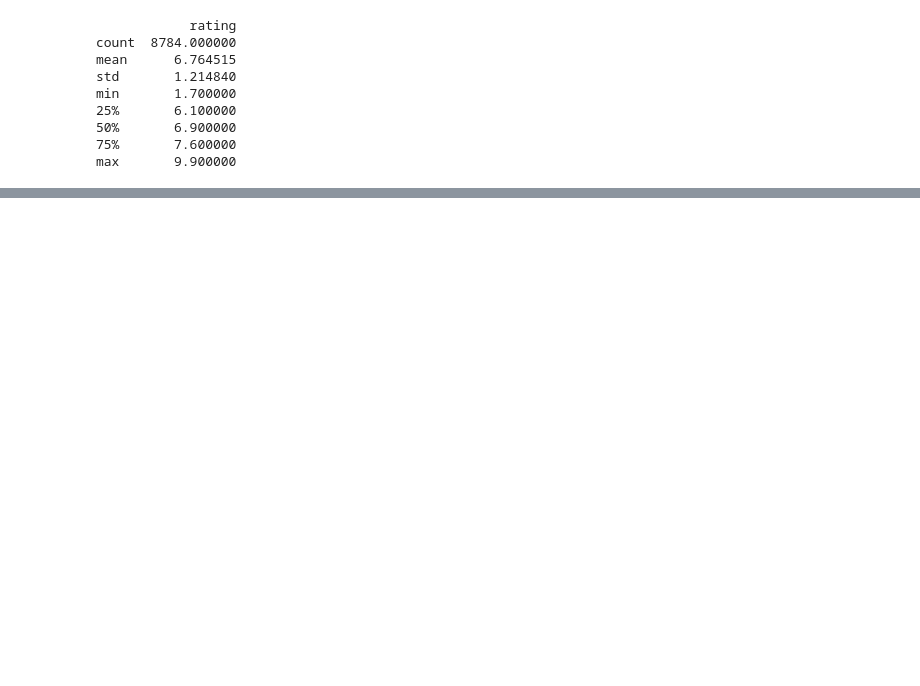
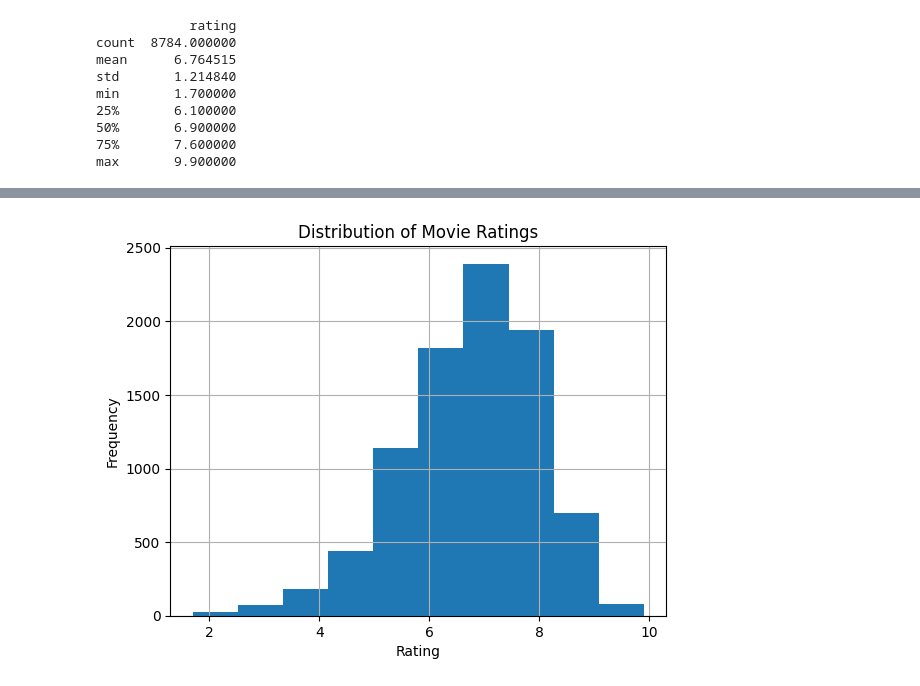
Before and after one commit to mokeyzz1/datafun-06-eda, a Jupyter notebook: moses_eda.ipynb, the cells around one changed output, grey strips where cells are left out. Drawn from its saved outputs; the diff is of its cells as text; code cells hidden in the pictures; blank space fills up the shorter version.

Commit message:
Updated EDA notebook and README.md with IMDb dataset insights

```diff
--- a/moses_eda.ipynb
+++ b/moses_eda.ipynb
@@ -1,11 +29,7 @@
 # %%
-import pandas as pd
-import seaborn as sns
-import matplotlib.pyplot as plt
+# Load the dataset into a pandas DataFrame
+df = pd.read_csv('data/IMBD.csv')
 
-# Load the dataset into a pandas DataFrame
-df = pd.read_csv('/Users/mk/Downloads/IMBD.csv')
-
-# Inspect the first rows of the DataFrame
-print(df.head())
+# Display the first few rows of the DataFrame to inspect the data
+df.head()
 # %% [output]
@@ -69,12 +95,9 @@ max       9.900000
 # %%
-# Inspect histogram for a specific numerical column (e.g., 'rating')
-df['rating'].hist(bins=20, edgecolor='black')
-plt.title('Distribution of Ratings')
+# Inspect histogram by numerical column ('rating')
+df['rating'].hist()
+plt.title('Distribution of Movie Ratings')
 plt.xlabel('Rating')
 plt.ylabel('Frequency')
 plt.show()
-
-# Inspect histograms for all numerical columns
-df.hist(bins=20, figsize=(15, 10), edgecolor='black')
-plt.suptitle('Histograms of Numerical Columns')
-plt.show()
+# %% [output]
+[figure, added]
```
Also changed, not shown: parts of 32 cells of this notebook, 2 other files.
